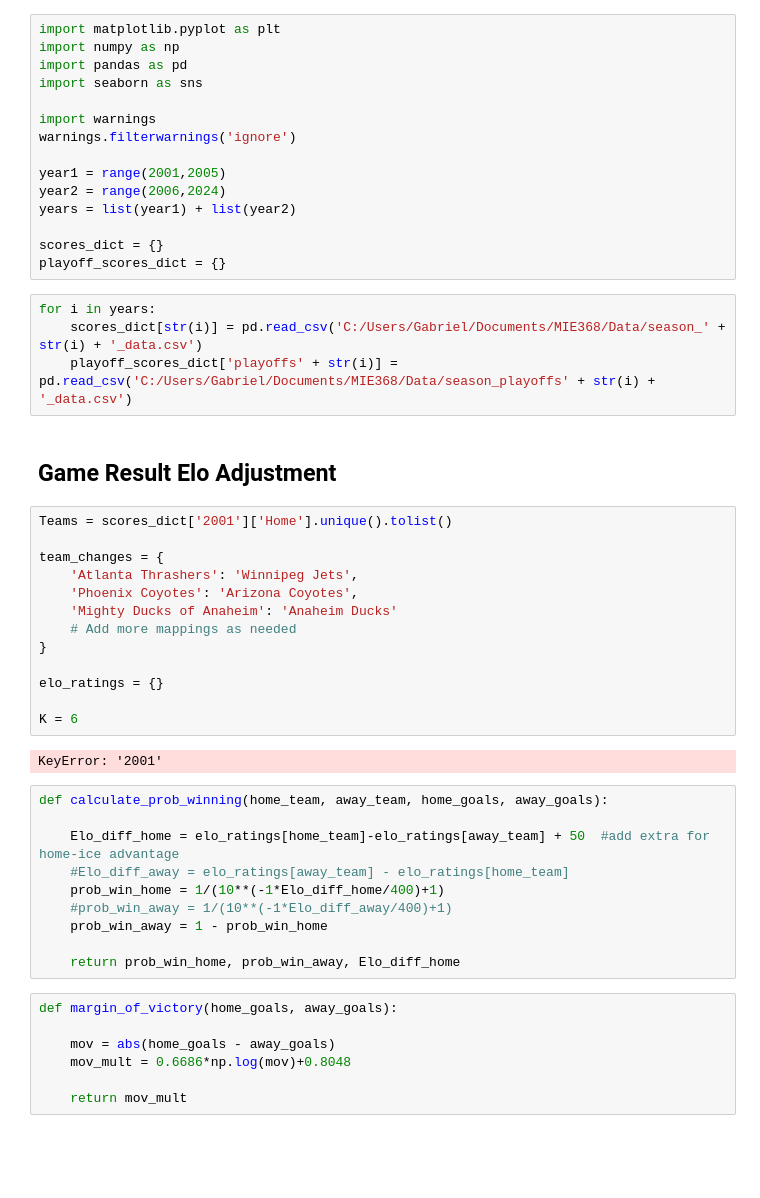
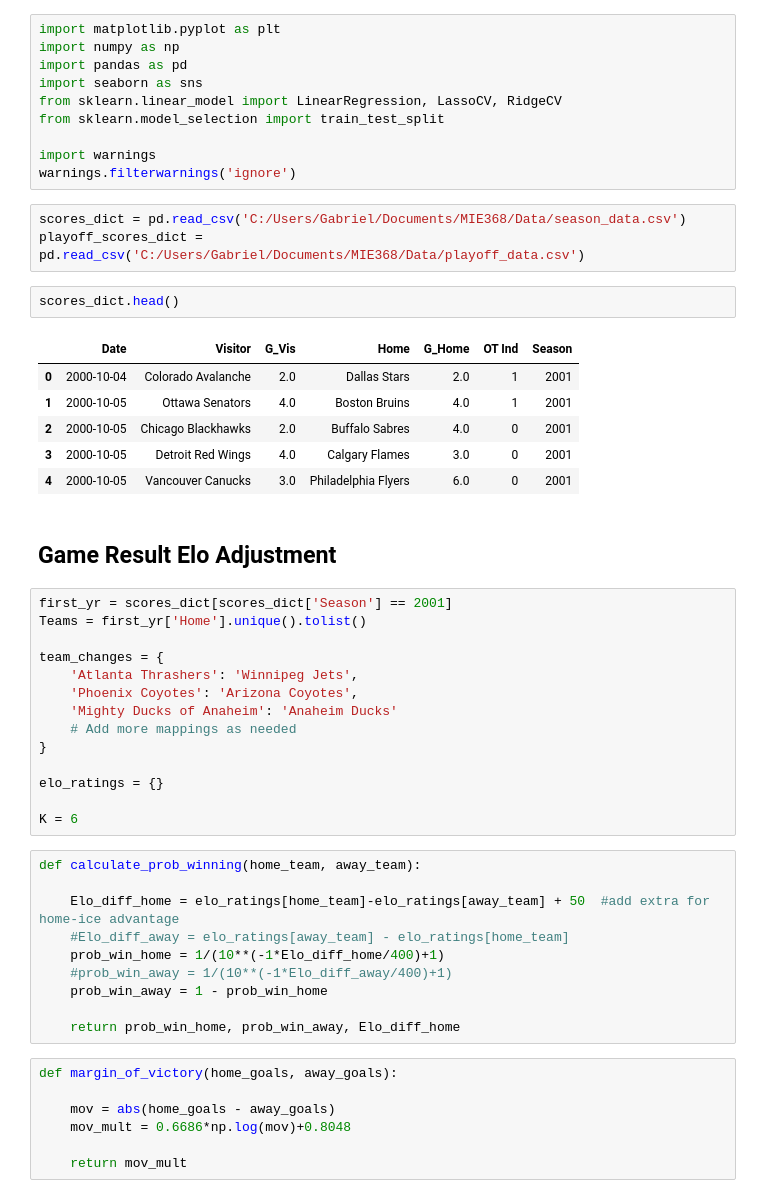
Before and after one commit to hinayatali9/MIE368_PROJECT, a Jupyter notebook: team_proj/scripts/Elo Adjustments.ipynb, the cells around one changed output. Drawn from its saved outputs; the diff is of its cells as text; blank space fills up the shorter version.

```diff
--- a/team_proj/scripts/Elo Adjustments.ipynb
+++ b/team_proj/scripts/Elo Adjustments.ipynb
@@ -3,24 +3,28 @@ import matplotlib.pyplot as plt
 import numpy as np
 import pandas as pd
 import seaborn as sns
+from sklearn.linear_model import LinearRegression, LassoCV, RidgeCV
+from sklearn.model_selection import train_test_split
 
 import warnings
 warnings.filterwarnings('ignore')
-
-year1 = range(2001,2005)
-year2 = range(2006,2024)
-years = list(year1) + list(year2)
-
-scores_dict = {}
-playoff_scores_dict = {}
 # %%
-for i in years:
-    scores_dict[str(i)] = pd.read_csv('C:/Users/Gabriel/Documents/MIE368/Data/season_' + str(i) + '_data.csv')
-    playoff_scores_dict['playoffs' + str(i)] = pd.read_csv('C:/Users/Gabriel/Documents/MIE368/Data/season_playoffs' + str(i) + '_data.csv')
+scores_dict = pd.read_csv('C:/Users/Gabriel/Documents/MIE368/Data/season_data.csv')
+playoff_scores_dict = pd.read_csv('C:/Users/Gabriel/Documents/MIE368/Data/playoff_data.csv')
+# %%
+scores_dict.head()
+# %% [output]
+|  | Date | Visitor | G_Vis | Home | G_Home | OT Ind | Season |
+| 0 | 2000-10-04 | Colorado Avalanche | 2.0 | Dallas Stars | 2.0 | 1 | 2001 |
+| 1 | 2000-10-05 | Ottawa Senators | 4.0 | Boston Bruins | 4.0 | 1 | 2001 |
+| 2 | 2000-10-05 | Chicago Blackhawks | 2.0 | Buffalo Sabres | 4.0 | 0 | 2001 |
+| 3 | 2000-10-05 | Detroit Red Wings | 4.0 | Calgary Flames | 3.0 | 0 | 2001 |
+| 4 | 2000-10-05 | Vancouver Canucks | 3.0 | Philadelphia Flyers | 6.0 | 0 | 2001 |
 # %% [markdown]
 ## Game Result Elo Adjustment
 # %%
-Teams = scores_dict['2001']['Home'].unique().tolist()
+first_yr = scores_dict[scores_dict['Season'] == 2001]
+Teams = first_yr['Home'].unique().tolist()
 
 team_changes = {
     'Atlanta Thrashers': 'Winnipeg Jets',
@@ -32,10 +36,8 @@ team_changes = {
 elo_ratings = {}
 
 K = 6
-# %% [output]
-KeyError: '2001'
 # %%
-def calculate_prob_winning(home_team, away_team, home_goals, away_goals):
+def calculate_prob_winning(home_team, away_team):
 
     Elo_diff_home = elo_ratings[home_team]-elo_ratings[away_team] + 50  #add extra for home-ice advantage
     #Elo_diff_away = elo_ratings[away_team] - elo_ratings[home_team]
```
Also changed, not shown: parts of 16 cells of this notebook.
